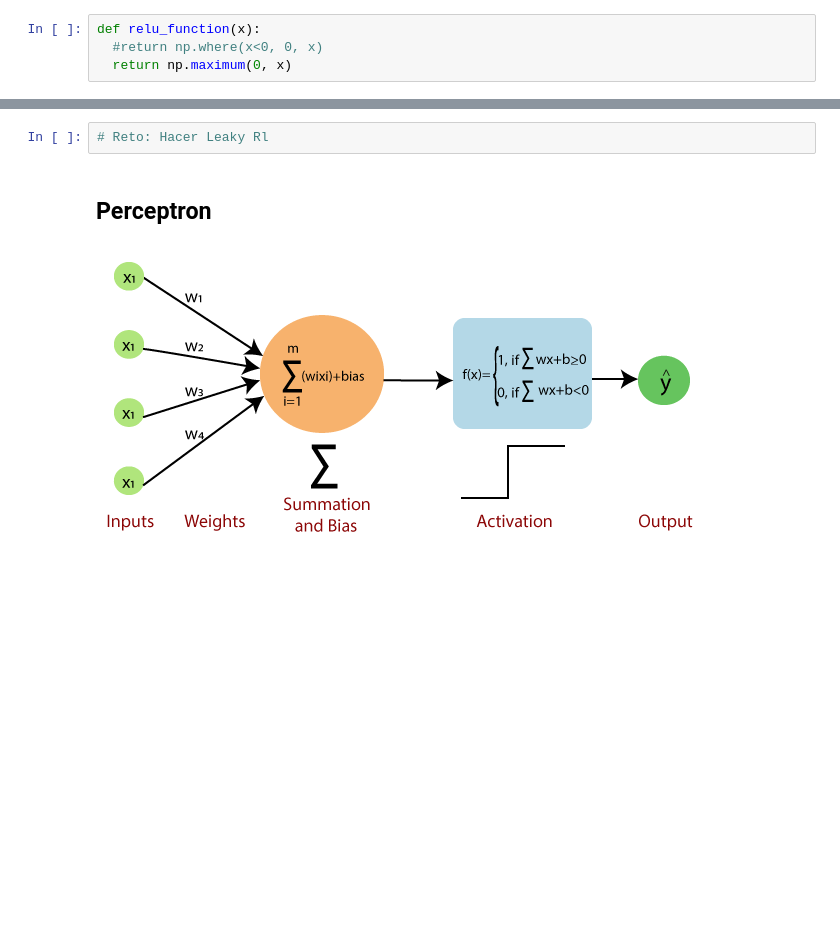
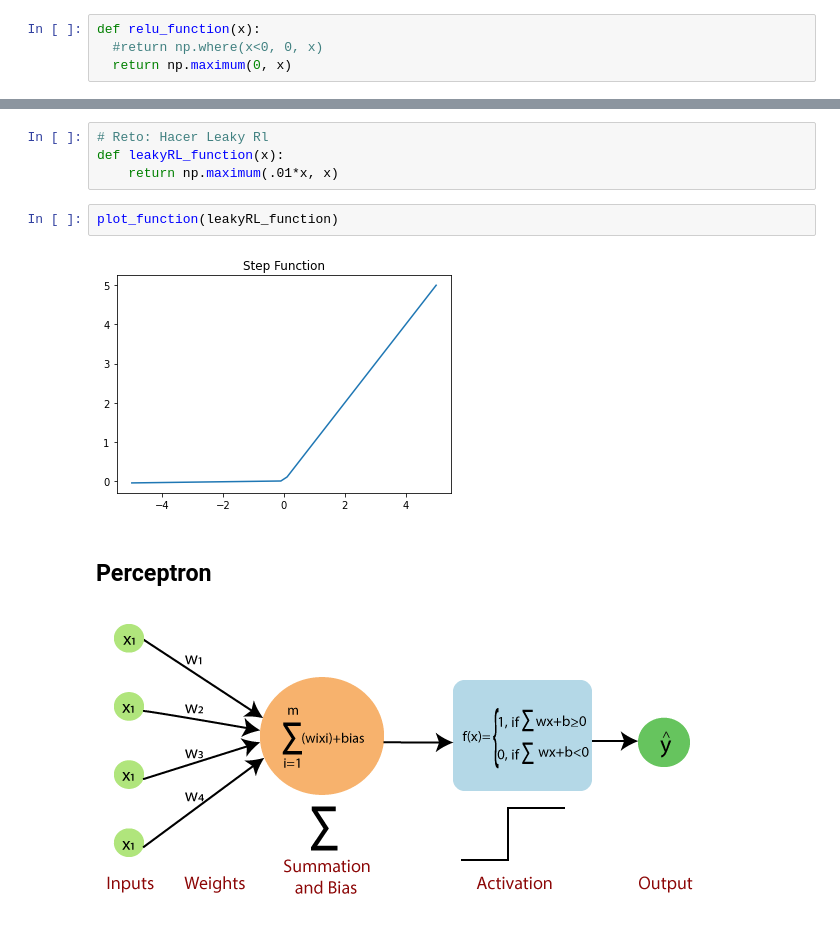
Before and after one commit to edcalderin/DeepLearning_SaturdaysAI, a Jupyter notebook: 1_DeepLearning_Fundaments/clase_1_DL.ipynb, the cells around one changed output, grey strips where cells are left out. Drawn from its saved outputs; the diff is of its cells as text; blank space fills up the shorter version.

```diff
--- a/1_DeepLearning_Fundaments/clase_1_DL.ipynb
+++ b/1_DeepLearning_Fundaments/clase_1_DL.ipynb
@@ -54,5 +53,11 @@ plt.show()
 # %%
 # Reto: Hacer Leaky Rl
+def leakyRL_function(x):
+    return np.maximum(.01*x, x)
+# %%
+plot_function(leakyRL_function)
+# %% [output]
+[figure, added]
 # %% [markdown]
 ## Perceptron
 
```
Also changed, not shown: parts of 4 cells of this notebook.
